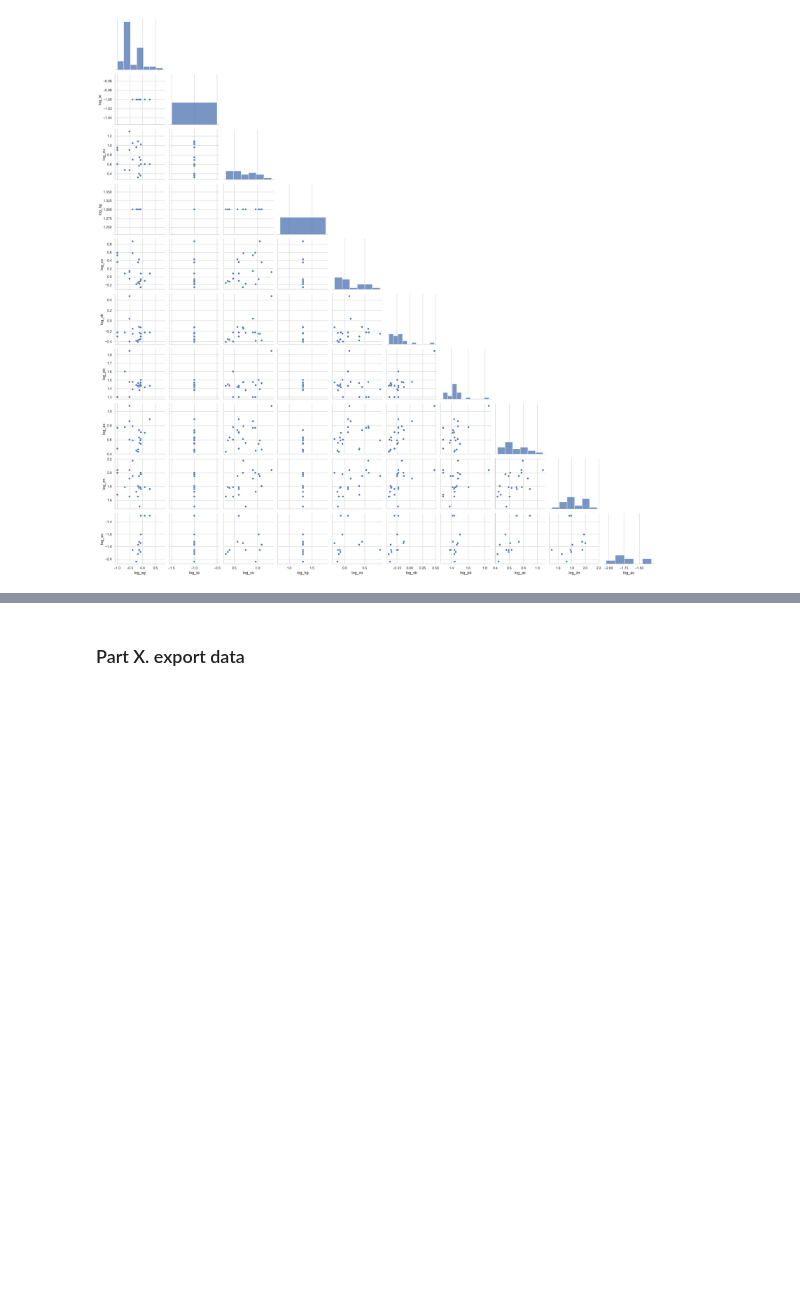
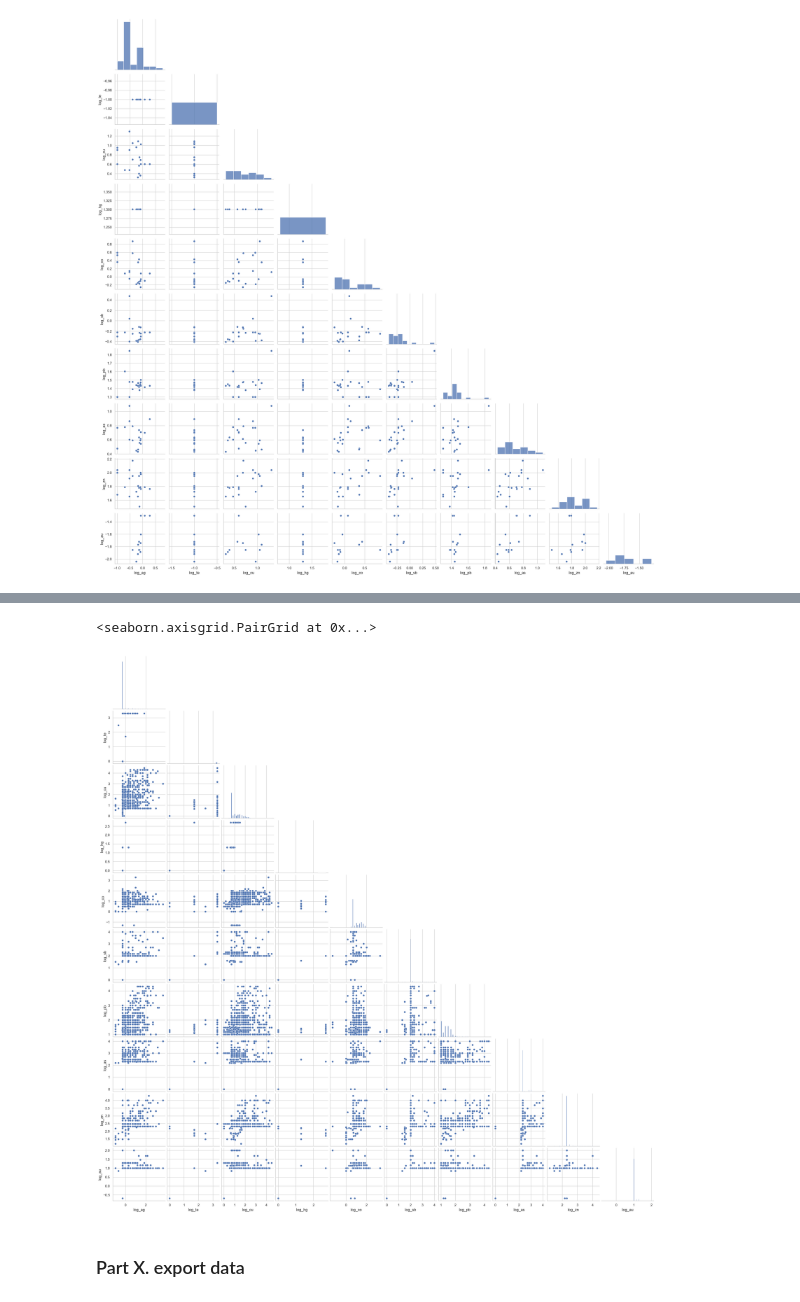
Before and after one commit to adbyerly/prospectivity_model, a Jupyter notebook: notebooks/02b_eda_NGDB.ipynb, the cells around one changed output, grey strips where cells are left out. Cells and saved outputs as stored; diff of their text form; code cells hidden in the pictures; blank space fills up the shorter version.

```diff
--- a/notebooks/02b_eda_NGDB.ipynb
+++ b/notebooks/02b_eda_NGDB.ipynb
@@ -440,14 +566,7 @@ pathfinders_ICPMS_loc.describe()
 #-calculate log of concentrations for exploratory analysis
 # %%
 # calculate lognormal columns
+for el in elements:
+    pathfinders_ICPMS_loc[f'log_{el}'] = np.log10(pathfinders_ICPMS_loc[f'{el}ppm_ms'])
 
-pathfinders_ICPMS_loc["log_au"] = np.log10(pathfinders_ICPMS_loc["auppm_ms"])
-pathfinders_ICPMS_loc["log_ag"] = np.log10(pathfinders_ICPMS_loc["agppm_ms"])
-pathfinders_ICPMS_loc["log_te"] = np.log10(pathfinders_ICPMS_loc["teppm_ms"])
-pathfinders_ICPMS_loc["log_cu"] = np.log10(pathfinders_ICPMS_loc["cuppm_ms"])
-pathfinders_ICPMS_loc["log_hg"] = np.log10(pathfinders_ICPMS_loc["hgppm_ms"])
-pathfinders_ICPMS_loc["log_co"] = np.log10(pathfinders_ICPMS_loc["coppm_ms"])
-pathfinders_ICPMS_loc["log_sb"] = np.log10(pathfinders_ICPMS_loc["sbppm_ms"])
-pathfinders_ICPMS_loc["log_pb"] = np.log10(pathfinders_ICPMS_loc["pbppm_ms"])
-pathfinders_ICPMS_loc["log_as"] = np.log10(pathfinders_ICPMS_loc["asppm_ms"])
-pathfinders_ICPMS_loc["log_zn"] = np.log10(pathfinders_ICPMS_loc["znppm_ms"])
+pathfinders_ICPMS_loc.head()
@@ -464,0 +601,6 @@ sns.pairplot(pathfinders_ICPMS_loc[predictors + [target]], corner=True)
+# %%
+# ES
+chem_set = igneous_chem['ES']
+
+print(chem_set.columns.tolist())
+print(chem_set.columns[chem_set.columns.str.contains('au')])
@@ -464,0 +656,7 @@ sns.pairplot(pathfinders_ICPMS_loc[predictors + [target]], corner=True)
+# %%
+# join pathfinders_ES dataframe with location data for samples
+
+pathfinders_ES_loc = pathfinders_ES.merge(rockdata[['lab_id', 'geometry']], on = 'lab_id', how = 'inner')
+print(pathfinders_ES_loc.head())
+
+print(pathfinders_ES_loc.columns)
@@ -464,0 +696,6 @@ sns.pairplot(pathfinders_ICPMS_loc[predictors + [target]], corner=True)
+# %%
+# calculate lognormal columns
+for el in elements:
+    pathfinders_ES_loc[f'log_{el}'] = np.log10(pathfinders_ES_loc[f'{el}ppm_s'])
+
+pathfinders_ES_loc.head()
@@ -464,0 +710,16 @@ sns.pairplot(pathfinders_ICPMS_loc[predictors + [target]], corner=True)
+# %%
+# Pairplots
+datasets = {
+    'NAA': pathfinders_NAA_loc,
+    'ICPAES': pathfinders_ICPAES_loc,
+    'ICPMS': pathfinders_ICPMS_loc,
+    'ES': pathfinders_ES_loc
+}
+
+name = 'ES'
+target = 'log_au'
+predictors = ['log_ag', 'log_te', 'log_cu', 'log_hg',  'log_co', 'log_sb', 'log_pb', 'log_as', 'log_zn']
+sns.pairplot(datasets[name][predictors + [target]], corner=True)
+# %% [output]
+<seaborn.axisgrid.PairGrid at 0x...>
+[figure, added]
```
Also changed, not shown: parts of 33 cells of this notebook.
